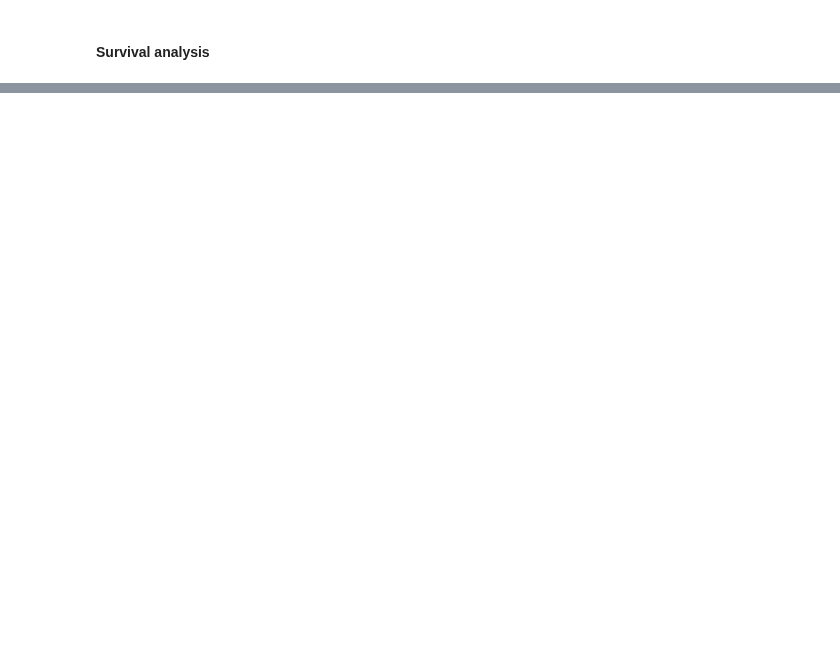
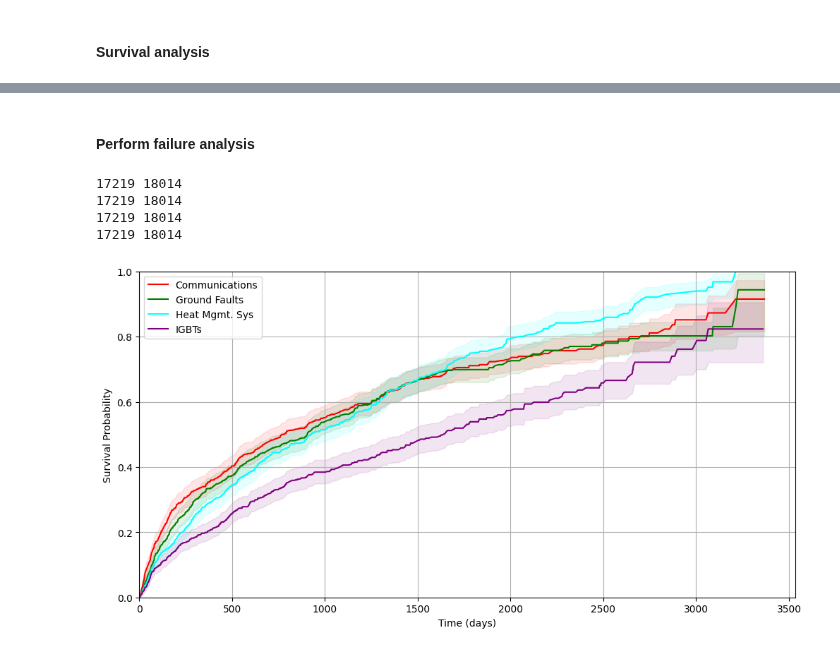
Before and after one commit to sandialabs/pvOps, a Jupyter notebook: tutorials/tutorial_timeseries_survival_analysis.ipynb, the cells around one changed output, grey strips where cells are left out. Saved outputs shown, nothing was run; the diff lists cells and outputs as text; code cells hidden in the pictures; blank space fills up the shorter version.

Commit message:
survival analysis example, both synthetic data and inverter failures methodology

```diff
--- a/tutorials/tutorial_timeseries_survival_analysis.ipynb
+++ b/tutorials/tutorial_timeseries_survival_analysis.ipynb
@@ -36,0 +205,15 @@ kaplan_meier_estimator(event, time_exit, time_enter=None, time_min=None, reverse
+# %%
+# DataFrame with just inverter records
+C_inverter_om = (C_all_om
+                 .loc[(C_all_om['Asset_Simple_mlupdate'] == "Inverter") & (C_all_om['COD'].notna()),
+                      ['randid', 'Mo_DateReported', 'states', 'Climate', 'ClimateZ',
+                       'InverterType', 'Dataset', 'FullDesc', 'EventStart',
+                       'EventEnd', 'COD', 'COD_yr', 'COD_mo',
+                       'Asset_Simple_mlupdate', 'AC_Size_kW', 'DC_Size_kW']]
+                 .dropna(subset=['Mo_DateReported']))
+
+# Just site-level info
+C_all_meta = C_all_om[['randid', 'states', 'Climate', 'ClimateZ',
+                        'InverterType', 'Dataset', 'COD',
+                        'COD_yr', 'COD_mo', 'AC_Size_kW',
+                        'DC_Size_kW']].drop_duplicates()
@@ -36,0 +263,13 @@ kaplan_meier_estimator(event, time_exit, time_enter=None, time_min=None, reverse
+# %%
+def apply_survival_fn(df, label, color):
+    # Fit the survival function
+    times, kmf, conf_int = kaplan_meier_estimator(df['status'], df['TTF_days'], conf_type='log-log')
+
+    # Plot the survival function
+    plt.plot(times, 1-kmf, c=color, label=label)
+    plt.fill_between(times, 1-conf_int[0], 1-conf_int[1], color=color, alpha=0.1)
+    plt.xlabel('Time (days)')
+    plt.ylabel('Survival Probability')
+    plt.grid()
+
+    return times, kmf, conf_int
@@ -36,0 +308,24 @@ kaplan_meier_estimator(event, time_exit, time_enter=None, time_min=None, reverse
+# %% [markdown]
+#### Perform failure analysis
+# %%
+theta_df = pd.read_csv('example_data/R/theta.csv')
+tidy_theta = theta_df.melt(var_name='topic', value_name='gamma', ignore_index=False)
+tidy_theta.reset_index(inplace=True)
+tidy_theta.rename(columns={'index': 'document'}, inplace=True)
+tidy_theta['topic'] = tidy_theta['topic'].str[1:].astype(int)
+# %%
+plt.figure(figsize=(12,6))
+result = failure_fn_plot(tidy_theta, C_inverter_om, C_all_om, [19,43,55], 'Communications', 'r')
+failure_fn_plot(tidy_theta, C_inverter_om, C_all_om, [47,53], 'Ground Faults', 'g')
+failure_fn_plot(tidy_theta, C_inverter_om, C_all_om, [45,54,15], 'Heat Mgmt. Sys', 'cyan')
+failure_fn_plot(tidy_theta, C_inverter_om, C_all_om, [23,28], 'IGBTs', 'purple')
+plt.legend();
+plt.grid();
+plt.xlim(0,None);
+plt.ylim(0,1);
+# %% [output]
+17219 18014
+17219 18014
+17219 18014
+17219 18014
+[figure, added]
```
Also changed, not shown: parts of 26 cells of this notebook.
